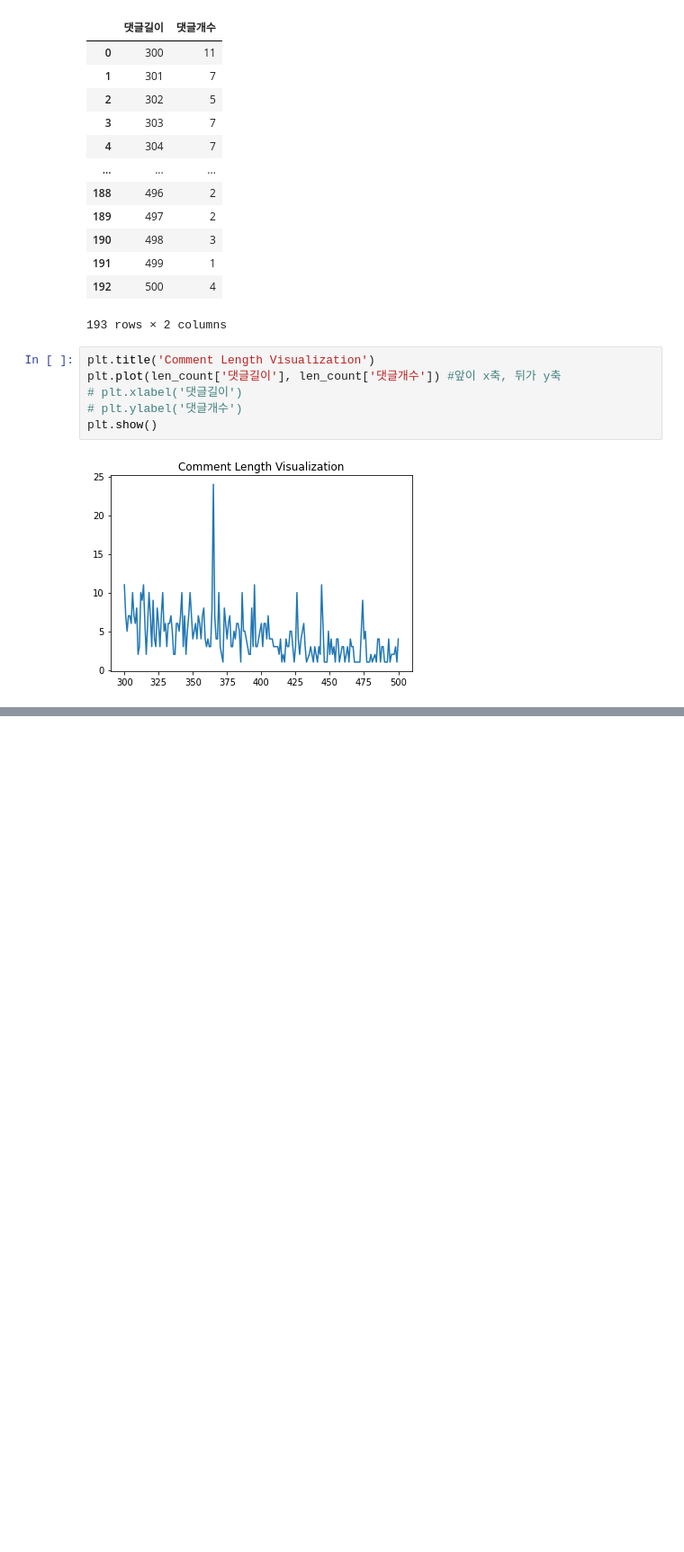
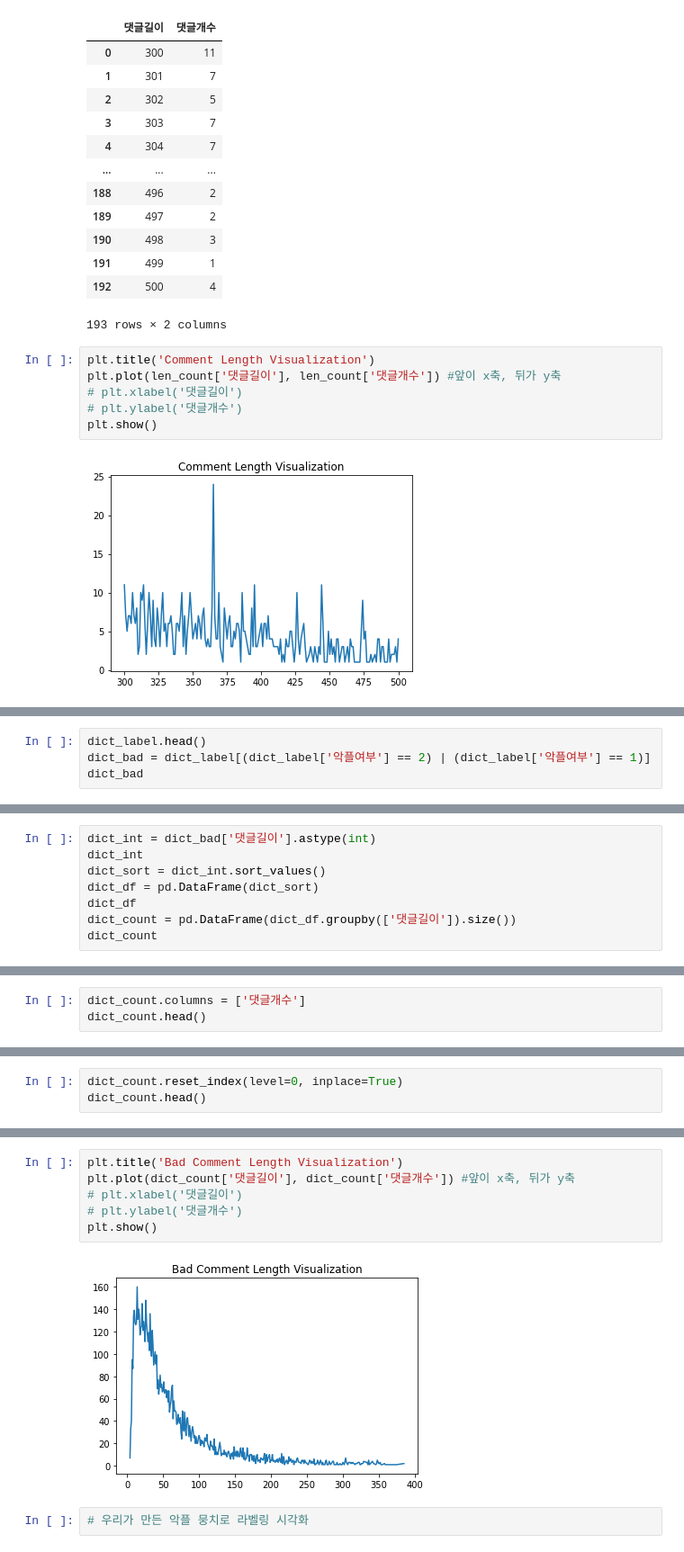
Before and after one commit to gabychoi/MultimediaJournalism, a Jupyter notebook: EDA.ipynb, the cells around one changed output, grey strips where cells are left out. Shown: that part at 90% size. Drawn from its saved outputs; the diff is of its cells as text; blank space fills up the shorter version.

```diff
--- a/EDA.ipynb
+++ b/EDA.ipynb
@@ -210,0 +296,4 @@ plt.show()
+# %%
+dict_label.head()
+dict_bad = dict_label[(dict_label['악플여부'] == 2) | (dict_label['악플여부'] == 1)]
+dict_bad
@@ -210,0 +314,8 @@ plt.show()
+# %%
+dict_int = dict_bad['댓글길이'].astype(int)
+dict_int
+dict_sort = dict_int.sort_values()
+dict_df = pd.DataFrame(dict_sort)
+dict_df
+dict_count = pd.DataFrame(dict_df.groupby(['댓글길이']).size())
+dict_count
@@ -210,0 +337,3 @@ plt.show()
+# %%
+dict_count.columns = ['댓글개수']
+dict_count.head()
@@ -210,0 +348,3 @@ plt.show()
+# %%
+dict_count.reset_index(level=0, inplace=True)
+dict_count.head()
@@ -210,0 +358,10 @@ plt.show()
+# %%
+plt.title('Bad Comment Length Visualization')
+plt.plot(dict_count['댓글길이'], dict_count['댓글개수']) #앞이 x축, 뒤가 y축
+# plt.xlabel('댓글길이')
+# plt.ylabel('댓글개수')
+plt.show()
+# %% [output]
+[figure, added]
+# %%
+# 우리가 만든 악플 뭉치로 라벨링 시각화
```
Also changed, not shown: parts of 34 cells of this notebook.
